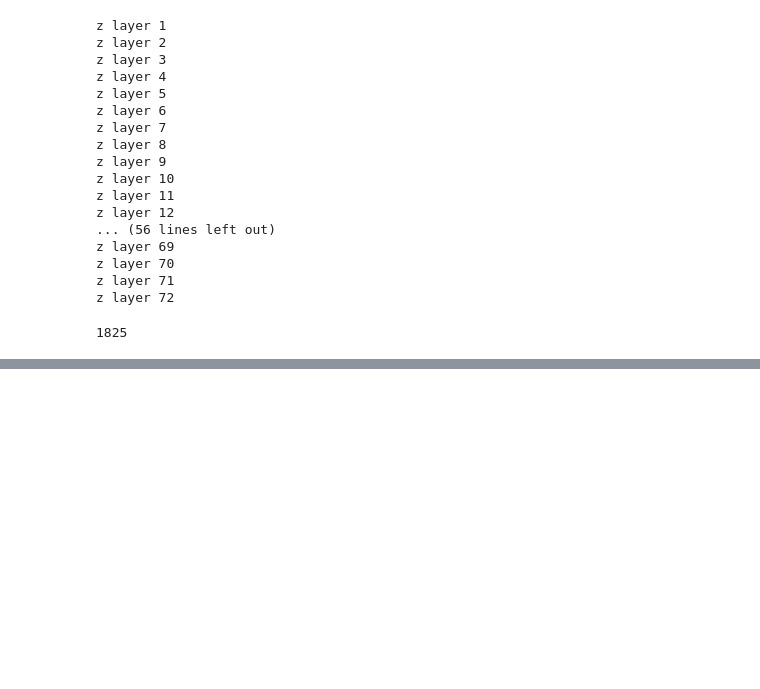
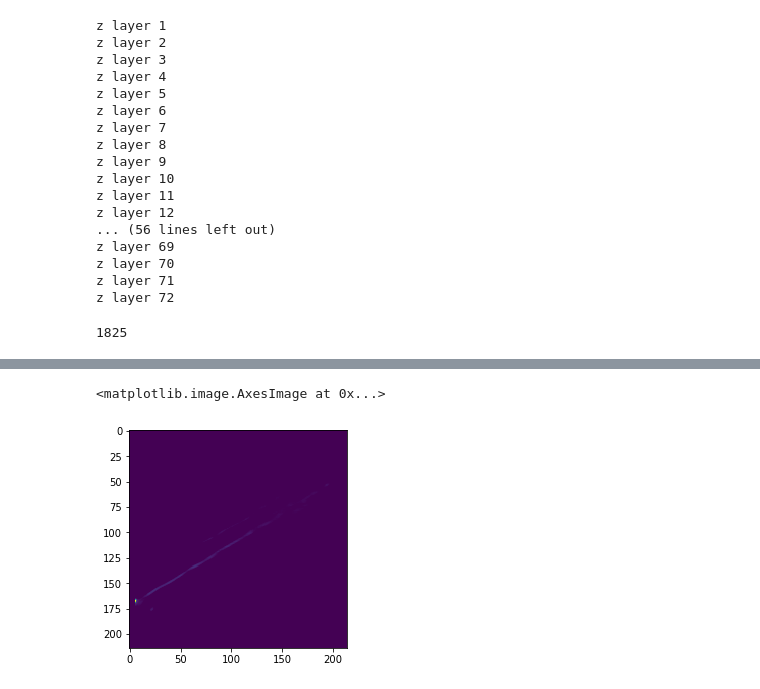
Before and after one commit to xiyuyi/PyPRIS, a Jupyter notebook: get_fig_for_pub_Feature3.ipynb, the cells around one changed output, grey strips where cells are left out. Saved outputs shown, nothing was run; the diff lists cells and outputs as text; code cells hidden in the pictures; blank space fills up the shorter version.

Commit message:
figure preps

```diff
--- a/get_fig_for_pub_Feature3.ipynb
+++ b/get_fig_for_pub_Feature3.ipynb
@@ -14,8 +14,8 @@ oys = [1369-41, 1392-41, 1412-41, 1432-41 ]
 x_boundaries = [[ np.inf, 1160],   [1161,   1149], [1150, 1137.5], [1137.5+1, -np.inf]]
 y_boundaries = [[-np.inf, 1380.5+1], [1380.5, 1402+1],  [1402, 1422+1],   [1422,    np.inf]]
 
-x_boundaries = [[ np.inf, 1160],   [1161,   1149], [1150, 1123], [0, 0]]
-y_boundaries = [[-np.inf, 1380.5+1], [1380.5, 1402+1],  [1402, 1428],   [0,0]]
+x_boundaries = [[ np.inf, 1160],   [1161,   1149], [1150, 1137.5], [1137.5+1, 1123]]
+y_boundaries = [[-np.inf, 1380.5+1], [1380.5, 1402+1],  [1402, 1422+1],   [1422,    1428]]
 
 
 #x_boundaries = [[ np.inf, -np.inf], [ np.inf, -np.inf],[ np.inf, -np.inf],[ np.inf, -np.inf]]
@@ -987,0 +1118,5 @@ z layer 72
+# %%
+plt.imshow(np.mean(vis_list[3],axis=0))
+# %% [output]
+<matplotlib.image.AxesImage at 0x...>
+[figure, added]
```
Also changed, not shown: parts of 15 cells of this notebook.
